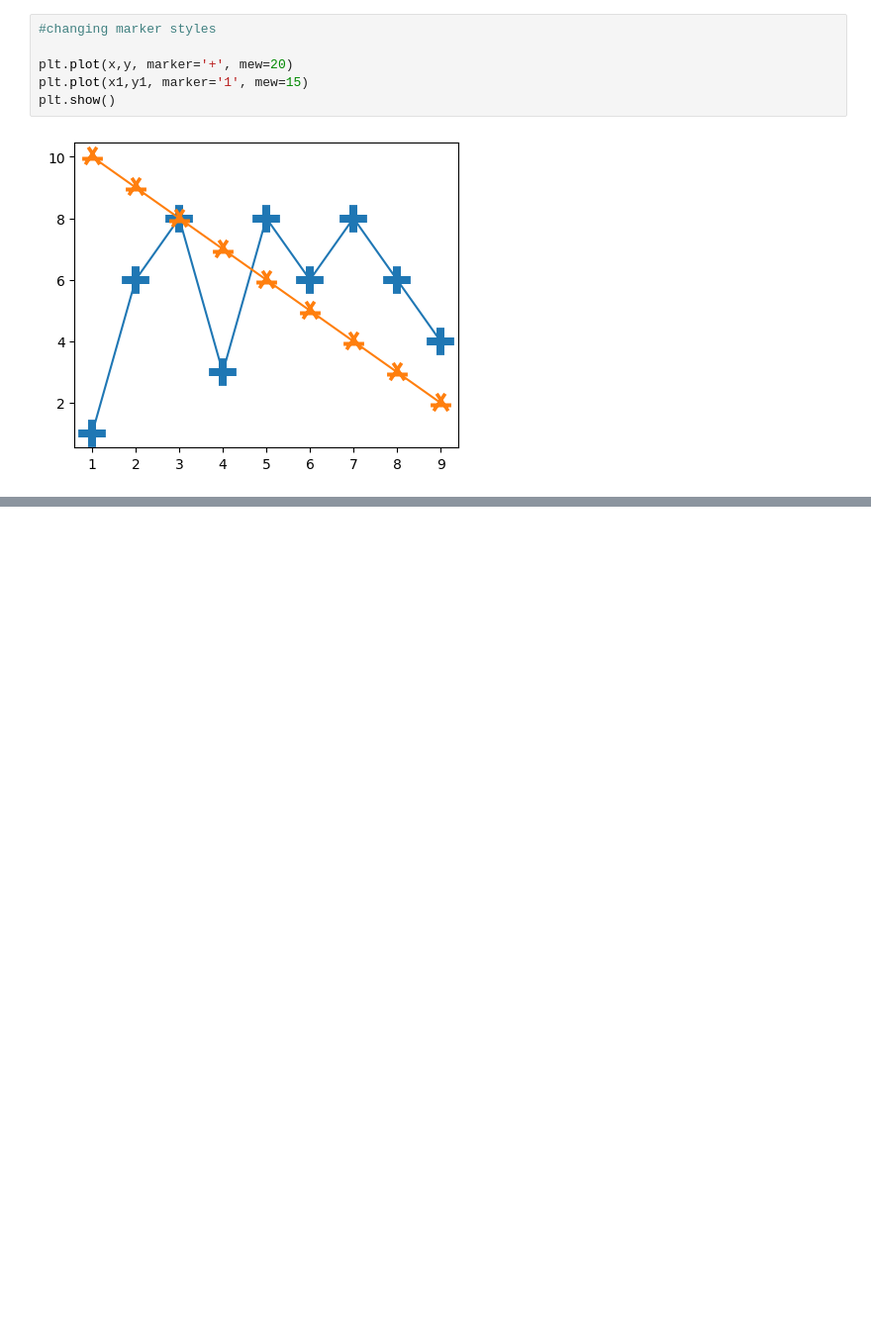
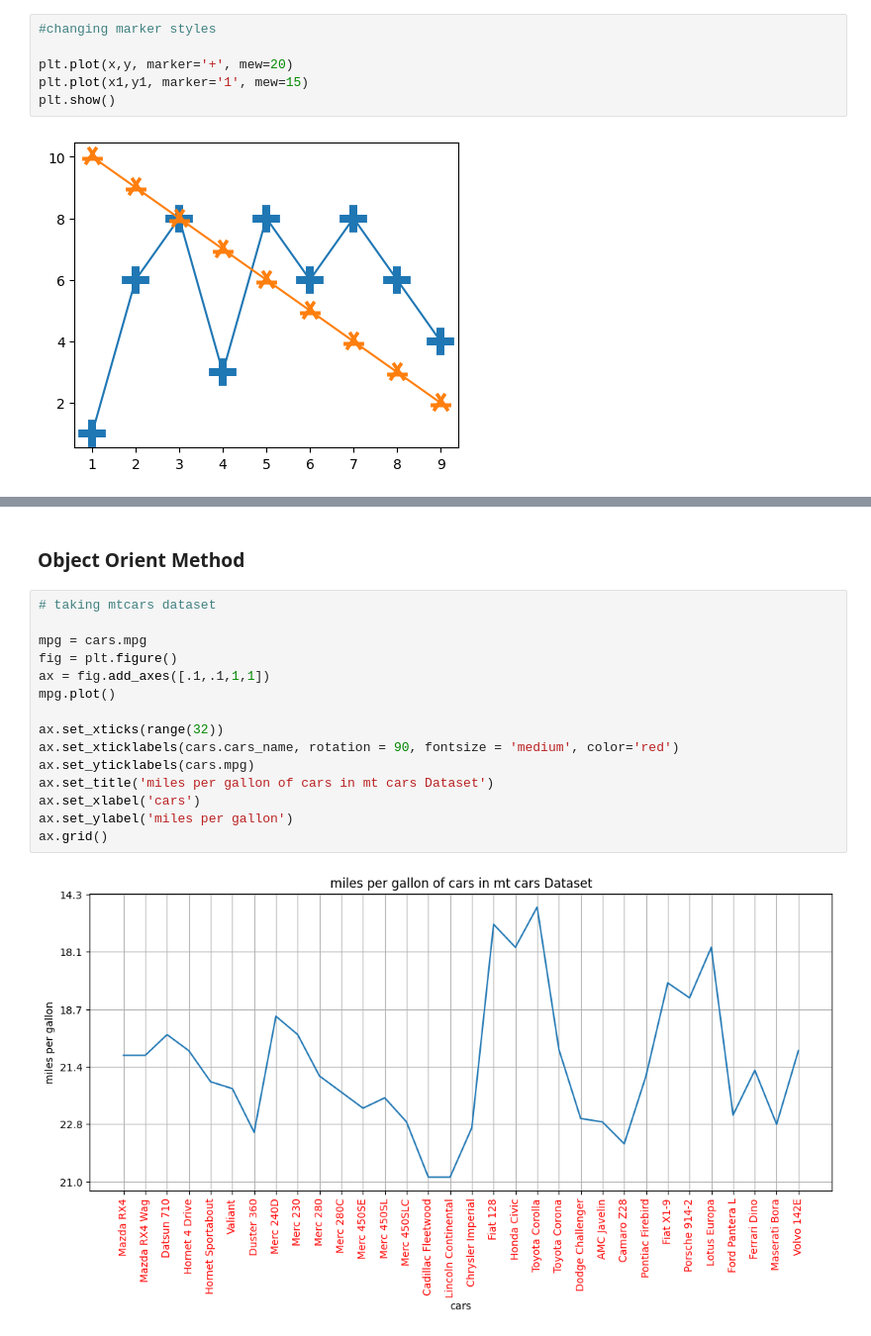
Before and after one commit to alphacodicnerd/practice-repo, a Jupyter notebook: Practice - Pandas, Numpy Intro.ipynb, the cells around one changed output, grey strips where cells are left out. Shown at 99% size. Cells and saved outputs as stored; diff of their text form; blank space fills up the shorter version.

```diff
--- a/Practice - Pandas, Numpy Intro.ipynb
+++ b/Practice - Pandas, Numpy Intro.ipynb
@@ -589,0 +613,19 @@ plt.show()
+# %% [markdown]
+### Object Orient Method
+# %%
+# taking mtcars dataset
+
+mpg = cars.mpg
+fig = plt.figure()
+ax = fig.add_axes([.1,.1,1,1])
+mpg.plot()
+
+ax.set_xticks(range(32))
+ax.set_xticklabels(cars.cars_name, rotation = 90, fontsize = 'medium', color='red')
+ax.set_yticklabels(cars.mpg)
+ax.set_title('miles per gallon of cars in mt cars Dataset')
+ax.set_xlabel('cars')
+ax.set_ylabel('miles per gallon')
+ax.grid()
+# %% [output]
+[figure, added]
```
Also changed, not shown: parts of 12 cells of this notebook.
